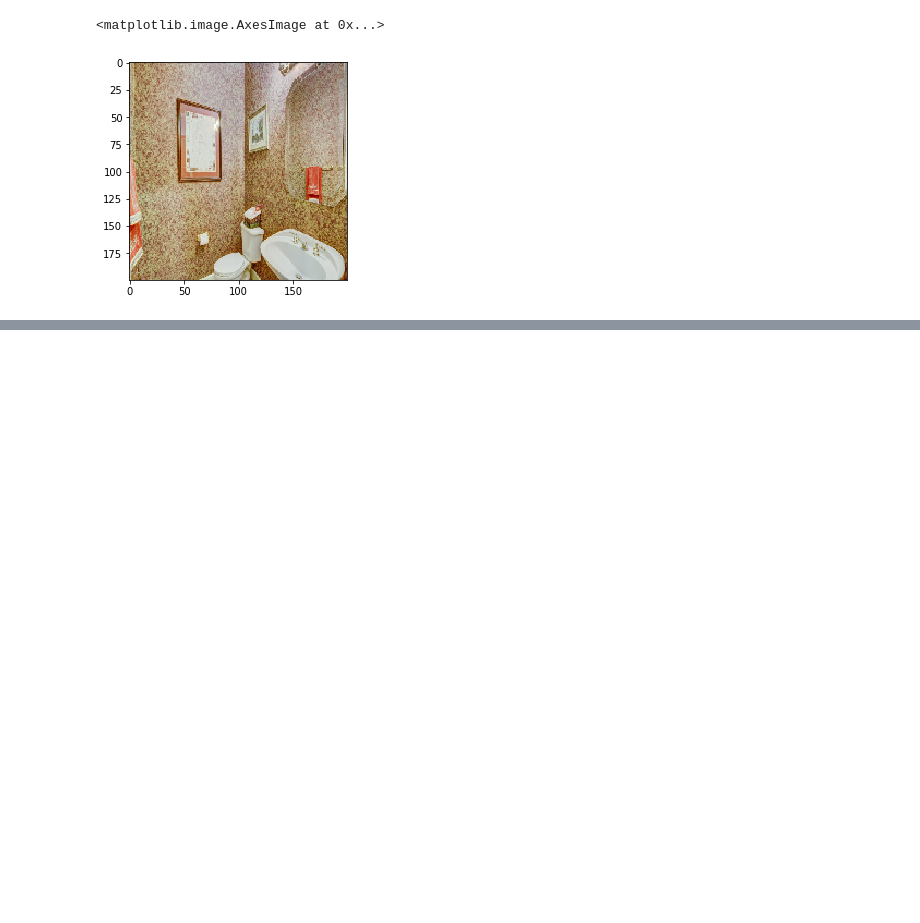
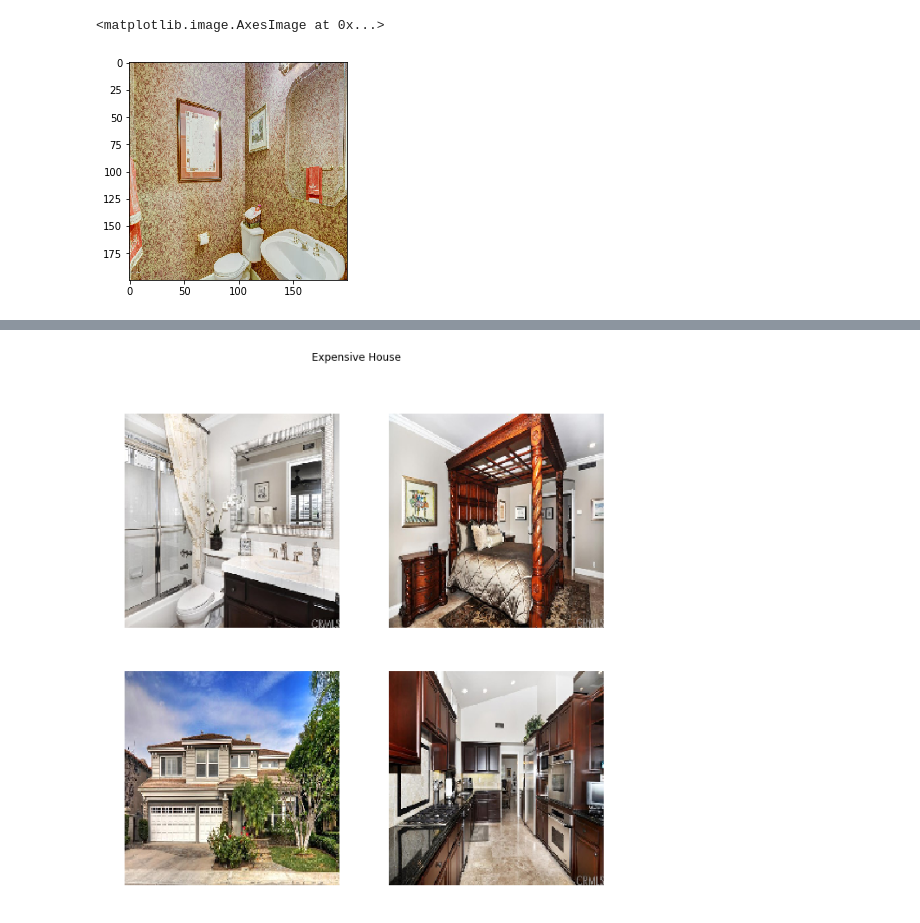
Before and after one commit to zhenhua-wang/Capsule-Network-for-House-Price-Prediction, a Jupyter notebook: MergeModelWithzipClass.ipynb, the cells around one changed output, grey strips where cells are left out. Cells and saved outputs as stored; diff of their text form; code cells hidden in the pictures; blank space fills up the shorter version.

```diff
--- a/MergeModelWithzipClass.ipynb
+++ b/MergeModelWithzipClass.ipynb
@@ -295,0 +309,21 @@ threshold:  0.07016027
+# %%
+def plot_house(house_i, title):
+    plt.figure(figsize=(10, 10))
+    plt.subplot(221)
+    plt.imshow(x11_test[house_i])
+    plt.axis('off')
+    plt.subplot(222)
+    plt.imshow(x12_test[house_i])
+    plt.axis('off')
+    plt.subplot(223)
+    plt.imshow(x13_test[house_i])
+    plt.axis('off')
+    plt.subplot(224)
+    plt.imshow(x14_test[house_i])
+    plt.axis('off')
+    plt.suptitle(title)
+    plt.show()
+# %%
+plot_house(23, 'Expensive House')
+# %% [output]
+[figure, added]
```
Also changed, not shown: parts of 7 cells of this notebook.
